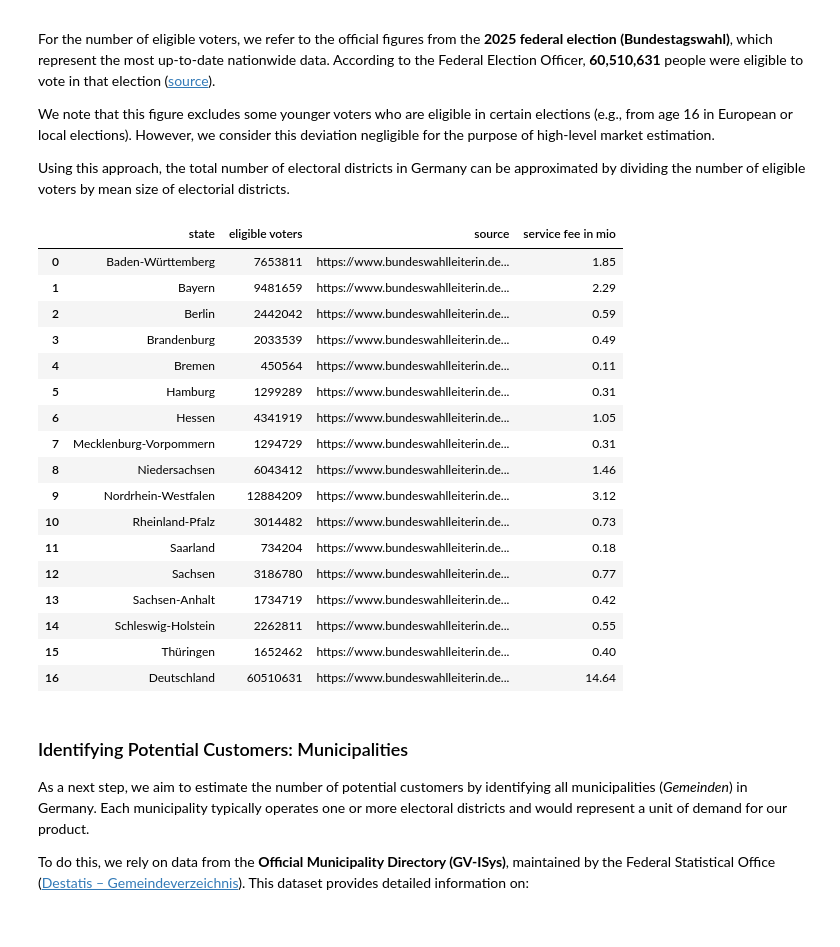
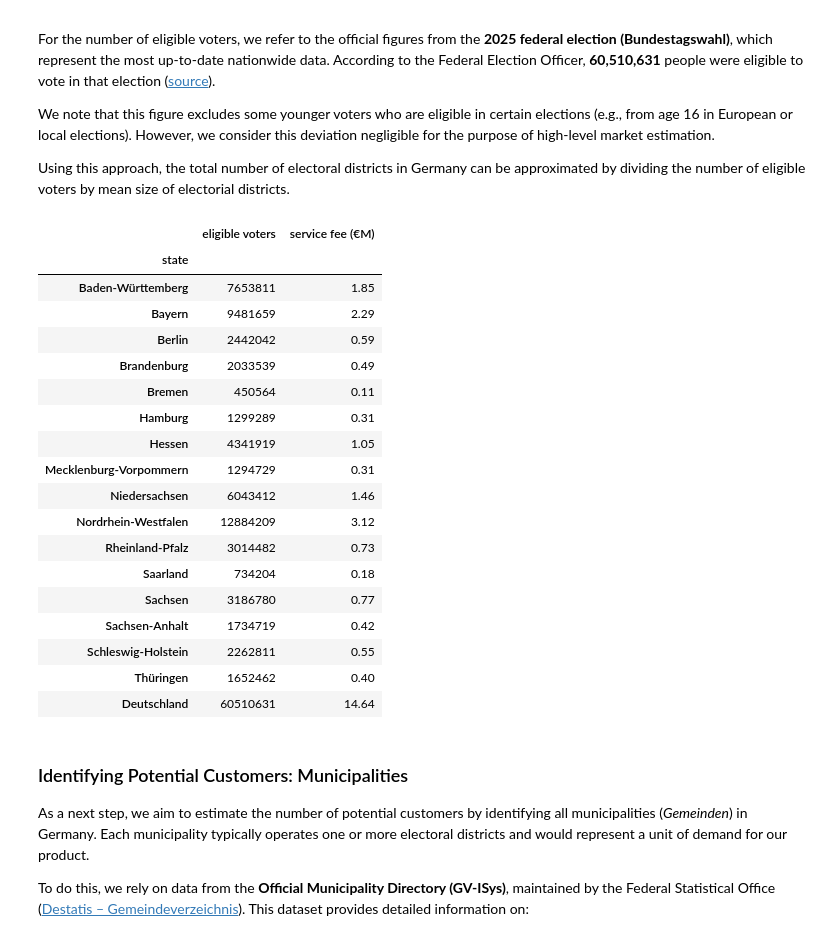
Before and after one commit to weissflogtom/vc-marketsizing, a Jupyter notebook: marketsize.ipynb, the cells around one changed output. Cells and saved outputs as stored; diff of their text form; code cells hidden in the pictures.

```diff
--- a/marketsize.ipynb
+++ b/marketsize.ipynb
@@ -107,28 +107,29 @@ Using this approach, the total number of electoral districts in Germany can be a
 # %%
 eligible_voters_per_state = pd.read_excel('eligible-voters-per-state.xlsx')
 mean_electoral_district_size = electoral_district.loc[:, 'size'].mean()
 price_per_electoral_district = 200
-eligible_voters_per_state['service fee in mio'] = eligible_voters_per_state['eligible voters'].divide(mean_electoral_district_size).multiply(price_per_electoral_district).divide(1_000_000).round(2)
-eligible_voters_per_state
+eligible_voters_per_state['service fee (€M)'] = eligible_voters_per_state['eligible voters'].divide(mean_electoral_district_size).multiply(price_per_electoral_district).divide(1_000_000).round(2)
+eligible_voters_per_state[['state', 'eligible voters', 'service fee (€M)']].set_index('state')
 # %% [output]
-|  | state | eligible voters | source | service fee in mio |
-| 0 | Baden-Württemberg | 7653811 | https://www.bundeswahlleiterin.de... | 1.85 |
-| 1 | Bayern | 9481659 | https://www.bundeswahlleiterin.de... | 2.29 |
-| 2 | Berlin | 2442042 | https://www.bundeswahlleiterin.de... | 0.59 |
-| 3 | Brandenburg | 2033539 | https://www.bundeswahlleiterin.de... | 0.49 |
-| 4 | Bremen | 450564 | https://www.bundeswahlleiterin.de... | 0.11 |
-| 5 | Hamburg | 1299289 | https://www.bundeswahlleiterin.de... | 0.31 |
-| 6 | Hessen | 4341919 | https://www.bundeswahlleiterin.de... | 1.05 |
-| 7 | Mecklenburg-Vorpommern | 1294729 | https://www.bundeswahlleiterin.de... | 0.31 |
-| 8 | Niedersachsen | 6043412 | https://www.bundeswahlleiterin.de... | 1.46 |
-| 9 | Nordrhein-Westfalen | 12884209 | https://www.bundeswahlleiterin.de... | 3.12 |
-| 10 | Rheinland-Pfalz | 3014482 | https://www.bundeswahlleiterin.de... | 0.73 |
-| 11 | Saarland | 734204 | https://www.bundeswahlleiterin.de... | 0.18 |
-| 12 | Sachsen | 3186780 | https://www.bundeswahlleiterin.de... | 0.77 |
-| 13 | Sachsen-Anhalt | 1734719 | https://www.bundeswahlleiterin.de... | 0.42 |
-| 14 | Schleswig-Holstein | 2262811 | https://www.bundeswahlleiterin.de... | 0.55 |
-| 15 | Thüringen | 1652462 | https://www.bundeswahlleiterin.de... | 0.40 |
-| 16 | Deutschland | 60510631 | https://www.bundeswahlleiterin.de... | 14.64 |
+|  | eligible voters | service fee (€M) |
+| state |  |  |
+| Baden-Württemberg | 7653811 | 1.85 |
+| Bayern | 9481659 | 2.29 |
+| Berlin | 2442042 | 0.59 |
+| Brandenburg | 2033539 | 0.49 |
+| Bremen | 450564 | 0.11 |
+| Hamburg | 1299289 | 0.31 |
+| Hessen | 4341919 | 1.05 |
+| Mecklenburg-Vorpommern | 1294729 | 0.31 |
+| Niedersachsen | 6043412 | 1.46 |
+| Nordrhein-Westfalen | 12884209 | 3.12 |
+| Rheinland-Pfalz | 3014482 | 0.73 |
+| Saarland | 734204 | 0.18 |
+| Sachsen | 3186780 | 0.77 |
+| Sachsen-Anhalt | 1734719 | 0.42 |
+| Schleswig-Holstein | 2262811 | 0.55 |
+| Thüringen | 1652462 | 0.40 |
+| Deutschland | 60510631 | 14.64 |
 # %% [markdown]
 ### Identifying Potential Customers: Municipalities
 
```
Also changed, not shown: parts of 5 cells of this notebook, 1 other file.
